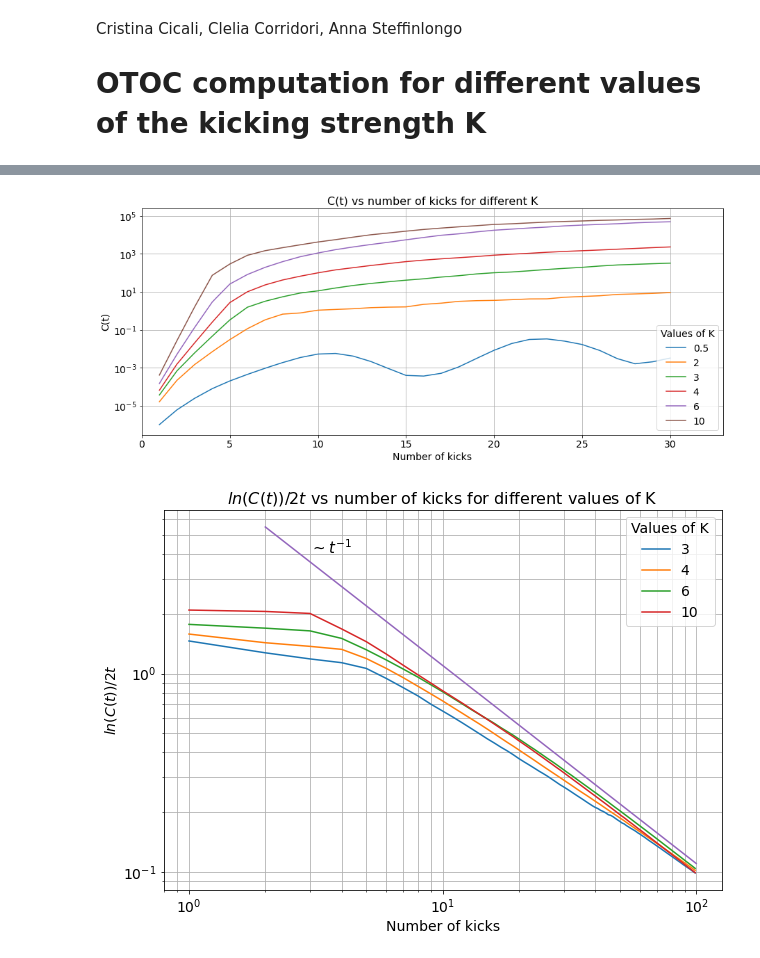
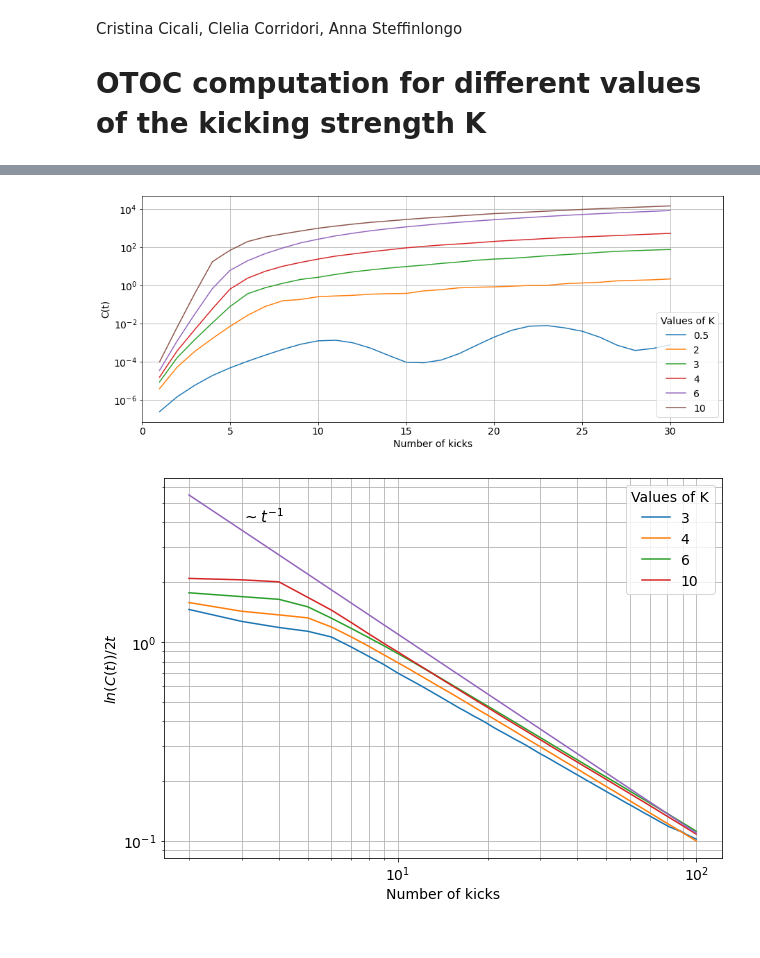
Before and after one commit to CleliaCorridori/OTOC-growth-rate-and-Lyapunov-Exponent-to-inspect-classical-and-quantum-chaos, a Jupyter notebook: OTOC.ipynb, the cells around one changed output, grey strips where cells are left out. Cells and saved outputs as stored; diff of their text form; code cells hidden in the pictures.

```diff
--- a/OTOC.ipynb
+++ b/OTOC.ipynb
@@ -9,11 +9,11 @@ import math
 import matplotlib.pyplot as plt
 from OTOCfunc import *
 # %%
-#Parameters to compute the Out-Of-Time-Correlator OTOC.
-#N are the number of steps chosen for the computation.
+#Parameters to compute the Out-Of-Time-Ordered-Correlator OTOC.
+# N is the number for the space/momentum discretization
 # T is the period of the kicks which is proportional to heff
 # K are the different values of the kicking strength
-# Nkicks is the number of kicks.
+# Nkicks is the number of kicks
 # To reduce the oscillation of the OTOC for small values of K we have introduced a mean over a number of trials
 #chosen in input with the variable "trials"
 
@@ -21,11 +21,4 @@ N=2**14
 T=2**-7
 K=[0.5,2,3,4,6,10]
 Nkicks=100
-trials=30
-
-#Computation of the mean of the OTOC over the number of trials with the function mean_otoc contained in the
-#python file OTOC func.
-mean_C=mean_otoc(N,T,K,Nkicks,trials,True)
-
-#Vector for the number of kicks
-Kick=arange(1,Nkicks+1,1)
+trials=50
@@ -56,40 +119,37 @@ if saveF==True:
         for line in mean_C:
             savetxt(out, line)
 # %%
-# #   DECOMMENT to load data from a txt file
-# load=False
-# if load==True:
-#     # The value selected here must be the same of the quantities above chosen for the saved file!
-#     N=2**14
-#     T=2**-7
-#     K=[0.5,2,3,4,6,10]
-#     Nkicks=100
-#     trials=1
-#     Kick=arange(1,Nkicks+1,1)
+# To load data from a txt file set load=True
+load=True
+if load==True:
+    # The value selected here must be the same of the quantities above chosen for the saved file!
+    N=2**14
+    T=2**-7
+    K=[0.5,2,3,4,6,10]
+    Nkicks=100
+    Kick=arange(1,Nkicks+1,1)
 
-#     data = loadtxt("OTOC-T7-N14-1t.txt", comments="#", delimiter="\n", unpack=False)
-#     mean_C=reshape(data.astype(float),(Nkicks,len(K)))
+    data = loadtxt("OTOC-50trials-mean-OTOC.txt", comments="#", delimiter="\n", unpack=False)
+    mean_C=reshape(data.astype(float),(Nkicks,len(K)))
 # %%
-#Plot of the OTOC as function of the number of kicks, and also for different values of the kicking strength.
-#We have chosen to reproduce the same plot of the article "Lyapunov Exponent and Out-of-Time-Ordered Correlator’s Growth Rate in a Chaotic System"
+#Plot of the OTOC as function of the number of kicks for different values of the kicking strength.
 # plotting different OTOC from 1 to 30 Kicks and setting the scale  along y as 'log' scale
 
 plt.figure(figsize=(15, 6))
 plt.yscale('log')
 
 for ii in range(len(K)):
     plt.plot(Kick[:30],mean_C[:30,ii])
 label=K
 
 plt.legend(label, loc='lower right',title='Values of K', fontsize='14',title_fontsize=14)
 plt.xlim([0,33])
 plt.xlabel('Number of kicks', size=14)
 plt.ylabel('C(t)', size=14)
 plt.xticks(size=14)
 plt.yticks(size=14)
-plt.title('C(t) vs number of kicks for different K', size=16)
 plt.grid()
 plt.savefig('OTOC.png', dpi=100)
 # %% [output]
-[figure, old version]
+[figure, new version]
 # %%
@@ -111,7 +167,7 @@ def asymp(Kick):
 
 funz_t=asymp(Kick)
 # %%
-#Plot of log_C Vs the time for different values of K and of with purple line the asymptotic value. This function
+#Plot of log_C Vs time for different values of K and the asymptotic value. This function
 #is plotted setting the log scale both on x and y axis in order to obeserve a constant behaviour for the expotial growth
 #of the OTOC and a linear time behaviour where the OTOC has a power-low growth with a decreasing power.
 
@@ -119,7 +175,7 @@ plt.figure(figsize=(10,7))
 plt.xscale('log')
 plt.yscale('log')
 for kk in range(2,len(K)):
-    plt.plot(arange(1,Nkicks),log_C[1:,kk])
+    plt.plot(arange(2,Nkicks+1),log_C[1:,kk])
 label=K[2:]
 
 plt.plot(Kick[1:],funz_t[:]) #Plot of the asymptotic value.
@@ -130,8 +186,7 @@ plt.xlabel('Number of kicks', size=14)
 plt.ylabel('$ln (C(t)) /2t$', size=14)
 plt.xticks(size=14)
 plt.yticks(size=14)
-plt.title('$ln (C(t)) /2t$ vs number of kicks for different values of K', size=16)
+plt.grid(True, which="both")
 plt.savefig('OTOClog-log-K.png', dpi=100)
-plt.grid(True, which="both")
 # %% [output]
-[figure, old version]
+[figure, new version]
```
Also changed, not shown: parts of 6 cells of this notebook, 25 other files.
